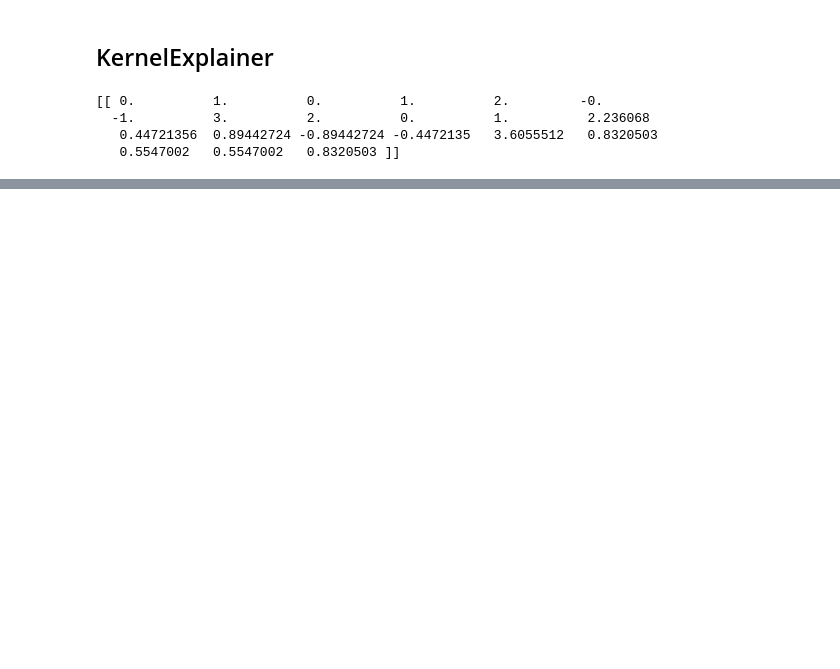
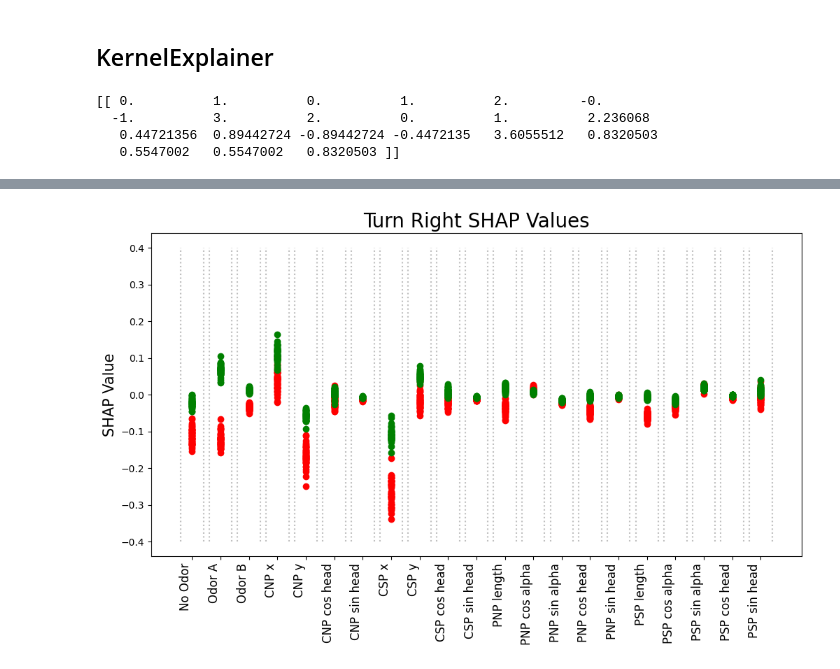
Before and after one commit to NiloufarRazmi/RL_Olfaction, a Jupyter notebook: cartesian_polar/shap-analysis.ipynb, the cells around one changed output, grey strips where cells are left out. Drawn from its saved outputs; the diff is of its cells as text; code cells hidden in the pictures; blank space fills up the shorter version.

```diff
--- a/cartesian_polar/shap-analysis.ipynb
+++ b/cartesian_polar/shap-analysis.ipynb
@@ -232,0 +384,6 @@ plt.show()
+# %%
+from environment import DuplicatedCoordsEnv
+
+state_fixed = {'cue': torch.tensor(0), 'x': -2, 'y': 0, 'direction': 270}
+state_fixed_tensor = DuplicatedCoordsEnv.conv_dict_to_flat_duplicated_coords(self=env, state=state_fixed).unsqueeze(0)
+print(state_fixed_tensor)
@@ -232,0 +398,5 @@ plt.show()
+# %%
+input_labels = ['No Odor', 'Odor A', 'Odor B', 'CNP x', 'CNP y', 'CNP cos head', 'CNP sin head', 'CSP x', 'CSP y', 'CSP cos head', 'CSP sin head',
+                'PNP length', 'PNP cos alpha', 'PNP sin alpha', 'PNP cos head', 'PNP sin head', 'PSP length', 'PSP cos alpha', 'PSP sin alpha',
+                'PSP cos head', 'PSP sin head']
+print(len(input_labels))
@@ -232,0 +581,4 @@ plt.show()
+# %%
+state_fixed = {'cue': torch.tensor(1), 'x': -2, 'y': 1, 'direction': 270}
+state_fixed_tensor = DuplicatedCoordsEnv.conv_dict_to_flat_duplicated_coords(self=env, state=state_fixed).unsqueeze(0)
+print(state_fixed_tensor)
@@ -232,0 +591,5 @@ plt.show()
+# %%
+input_labels = ['No Odor', 'Odor A', 'Odor B', 'CNP x', 'CNP y', 'CNP cos head', 'CNP sin head', 'CSP x', 'CSP y', 'CSP cos head', 'CSP sin head',
+                'PNP length', 'PNP cos alpha', 'PNP sin alpha', 'PNP cos head', 'PNP sin head', 'PSP length', 'PSP cos alpha', 'PSP sin alpha',
+                'PSP cos head', 'PSP sin head']
+print(len(input_labels))
@@ -232,0 +610,73 @@ plt.show()
+# %%
+model = DQN(n_observations, n_actions, n_units)
+
+num_agents = 50
+replay_buffer_idx = 100 # this probably includes replay buffer + more; not exactly sure if impacts much though
+
+colors = ['red', 'green', 'blue']
+
+fig, ax = plt.subplots(figsize=(12,6))
+
+
+j = 0
+for cat in [data_dir_lr, data_dir_ew]:
+#for fix_state in state_list:
+    for i in range(num_agents):
+
+            # Loading Agent Model
+            model_path = cat / f'trained-agent-state-{i}.pt'
+            model.load_state_dict(torch.load(model_path, weights_only=True, map_location=torch.device('cpu')))
+            model.eval()
+            wrapped_model = WrappedModel(model, device='cpu')
+
+            if cat == data_dir_lr:
+                    all_states = data_dict_lr['all_states']
+            else:
+                    all_states = data_dict_ew['all_states']
+
+            agent_eps = all_states[i]
+            replay_buffer_ep = agent_eps[:replay_buffer_idx]
+            replay_buffer_states = [state for episode in replay_buffer_ep for state in episode]
+            assert len(replay_buffer_states) > 5000
+
+            background_data = random.sample(replay_buffer_states, k=500) # CONSIDER THE SAMPLING METHOD / SIZE
+            # Assume background_data is a list of 1D state tensors
+            background_tensor = torch.stack(background_data)           # shape: (N, num_features)
+
+            deep_explainer = shap.DeepExplainer(model, background_tensor)
+
+            deep_values = deep_explainer.shap_values(state_fixed_tensor)[0]
+
+            data = np.array(deep_values)
+            num_groups = len(data)
+            num_bars = data.shape[1]
+
+            x = np.arange(num_groups)  # positions for groups
+
+
+            ax.scatter(x+0.25, data[:, 2], color=colors[j])
+        #     # Plot each of the 3 bars per group
+        #     for k in range(num_bars):
+        #             ax.scatter(x + k * 0.25, data[:, k], color=colors[j])
+    j += 1
+
+
+
+
+x_ticks = list(x + 0.25)
+ax.set_xticks(x_ticks)
+ax.set_xticklabels(labels=input_labels, rotation=90, ha='right', fontsize=12)
+
+# Add vertical lines around each dot "bar" with a small offset
+bar_width = 0.4  # half-width on each side
+for xi in x_ticks:
+    ax.vlines(xi - bar_width, ymin=-0.4, ymax=0.4, colors='gray', linestyles='dotted', alpha=0.5)
+    ax.vlines(xi + bar_width, ymin=-0.4, ymax=0.4, colors='gray', linestyles='dotted', alpha=0.5)
+
+
+ax.set_ylabel('SHAP Value', fontsize=15)
+ax.set_title('Turn Right SHAP Values', fontsize=20)
+fig.savefig('figures/shap2.png', dpi=300, bbox_inches = 'tight')
+# fig.show()
+# %% [output]
+[figure, added]
```
Also changed, not shown: parts of 73 cells of this notebook, 11 other files.
